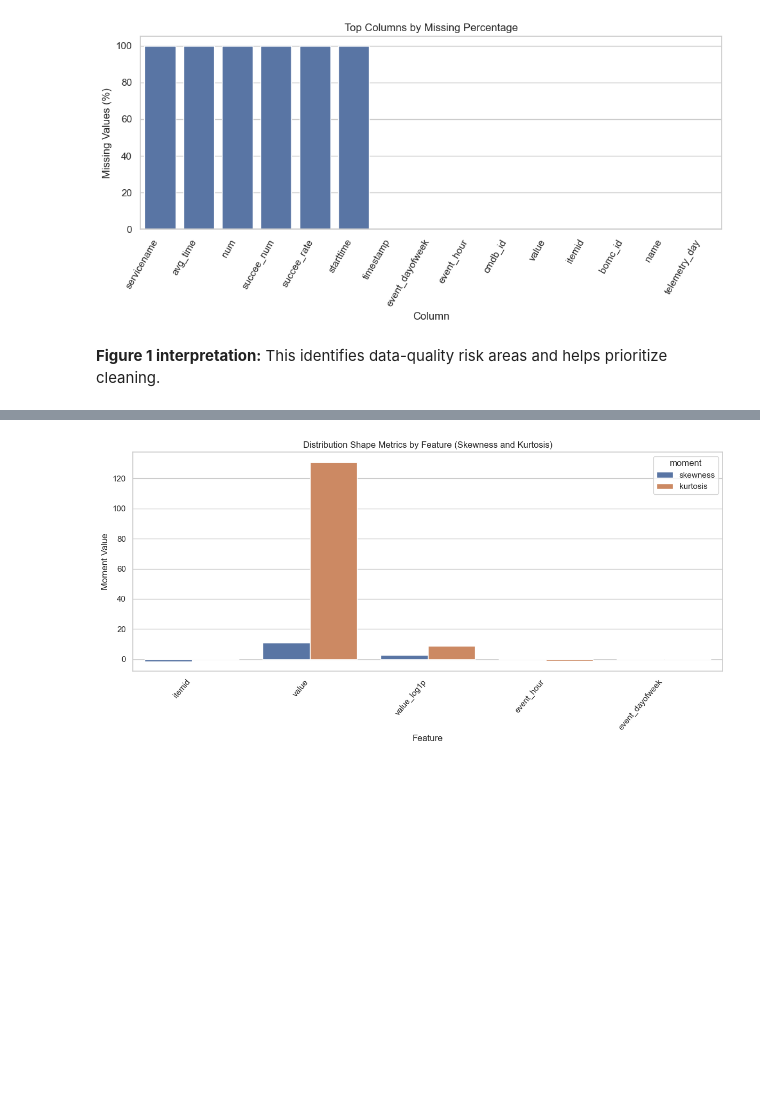
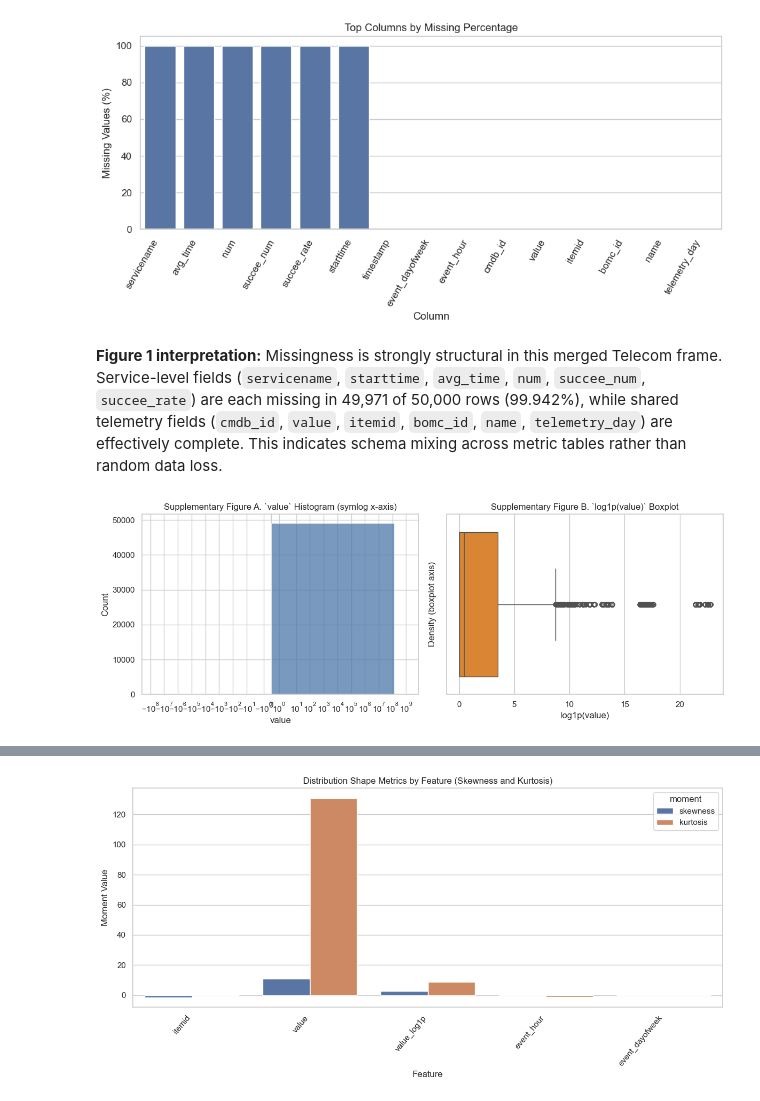
Before and after one commit to Ohara124c41/ai-programming-foundations-project, a Jupyter notebook: data_workflow.ipynb, the cells around one changed output, grey strips where cells are left out. Saved outputs shown, nothing was run; the diff lists cells and outputs as text; code cells hidden in the pictures; blank space fills up the shorter version.

```diff
--- a/data_workflow.ipynb
+++ b/data_workflow.ipynb
@@ -750,4 +840,27 @@ else:
 # %% [output]
 [figure]
 # %% [markdown]
-**Figure 1 interpretation:** This identifies data-quality risk areas and helps prioritize cleaning.
+**Figure 1 interpretation:** Missingness is strongly structural in this merged Telecom frame. Service-level fields (`servicename`, `starttime`, `avg_time`, `num`, `succee_num`, `succee_rate`) are each missing in 49,971 of 50,000 rows (99.942%), while shared telemetry fields (`cmdb_id`, `value`, `itemid`, `bomc_id`, `name`, `telemetry_day`) are effectively complete. This indicates schema mixing across metric tables rather than random data loss.
+# %%
+if df_clean is None or "value" not in df_clean.columns:
+    print("Supplementary distribution plot skipped: missing `value` column.")
+else:
+    value_series = pd.to_numeric(df_clean["value"], errors="coerce").dropna()
+    if value_series.shape[0] < 10:
+        print("Supplementary distribution plot skipped: not enough numeric `value` records.")
+    else:
+        value_log = np.log1p(value_series.clip(lower=0))
+        fig, axes = plt.subplots(1, 2, figsize=(12, 4.5))
+        sns.histplot(value_series, bins=60, ax=axes[0], color="#4C78A8")
+        axes[0].set_xscale("symlog")
+        axes[0].set_title("Supplementary Figure A. `value` Histogram (symlog x-axis)")
+        axes[0].set_xlabel("value")
+        axes[0].set_ylabel("Count")
+        sns.boxplot(x=value_log, ax=axes[1], color="#F58518")
+        axes[1].set_title("Supplementary Figure B. `log1p(value)` Boxplot")
+        axes[1].set_xlabel("log1p(value)")
+        axes[1].set_ylabel("Density (boxplot axis)")
+        plt.tight_layout()
+        plt.show()
+# %% [output]
+[figure, added]
```
Also changed, not shown: parts of 25 cells of this notebook, 3 other files.
